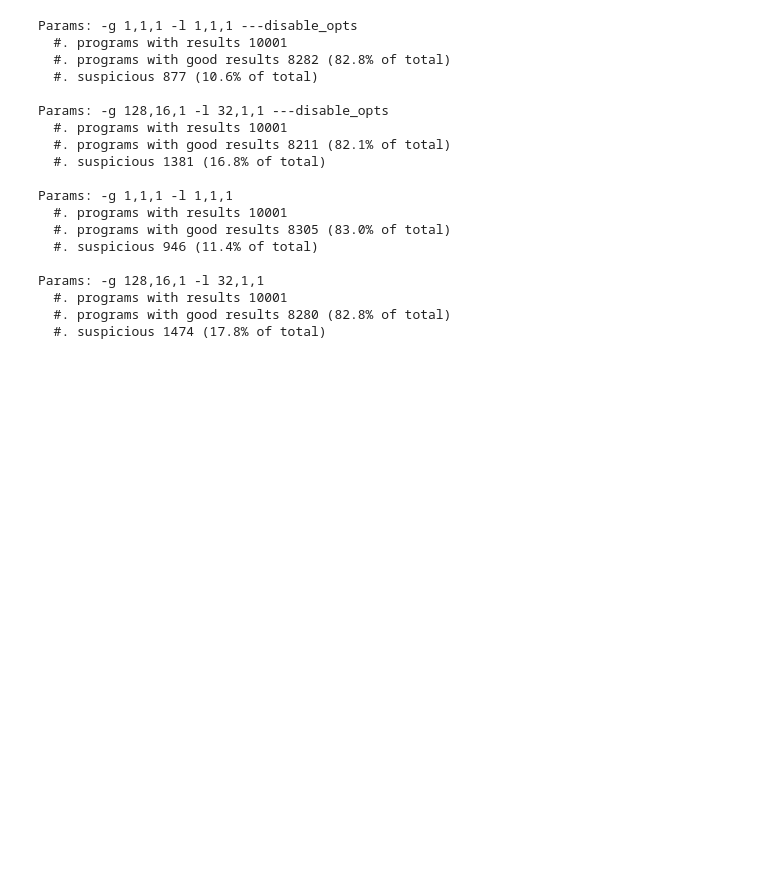
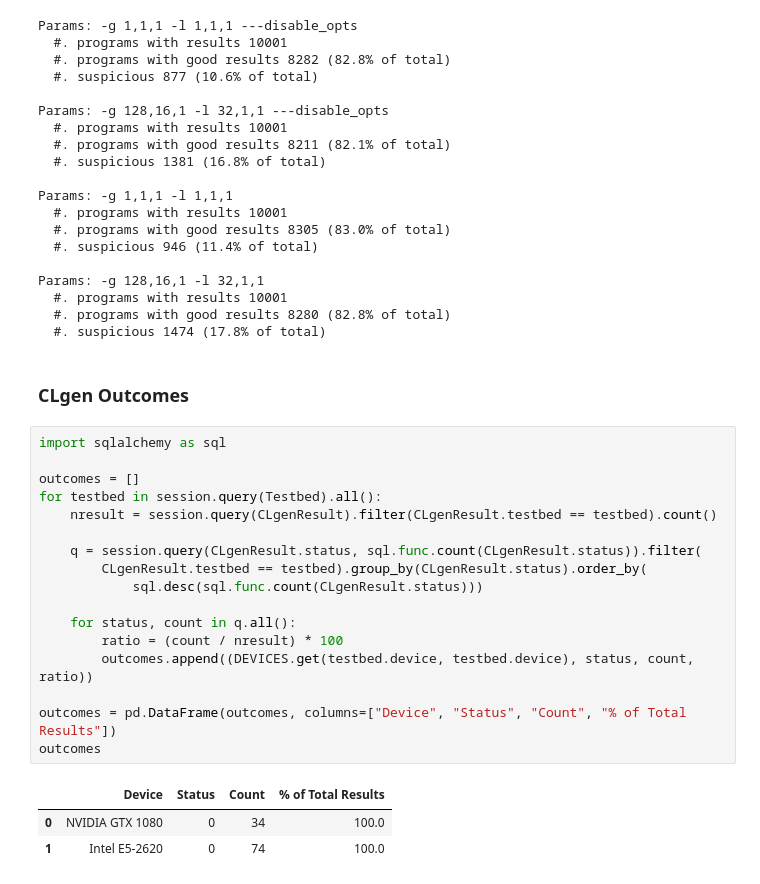
Before and after one commit to ChrisCummins/phd, a Jupyter notebook: difftest/Difftest Results.ipynb, the cells around one changed output. Saved outputs shown, nothing was run; the diff lists cells and outputs as text; blank space fills up the shorter version.

```diff
--- a/difftest/Difftest Results.ipynb
+++ b/difftest/Difftest Results.ipynb
@@ -245,3 +245,26 @@ Params: -g 128,16,1 -l 32,1,1
   #. programs with results 10001
   #. programs with good results 8280 (82.8% of total)
   #. suspicious 1474 (17.8% of total)
+# %% [markdown]
+### CLgen Outcomes
+# %%
+import sqlalchemy as sql
+
+outcomes = []
+for testbed in session.query(Testbed).all():
+    nresult = session.query(CLgenResult).filter(CLgenResult.testbed == testbed).count()
+
+    q = session.query(CLgenResult.status, sql.func.count(CLgenResult.status)).filter(
+        CLgenResult.testbed == testbed).group_by(CLgenResult.status).order_by(
+            sql.desc(sql.func.count(CLgenResult.status)))
+
+    for status, count in q.all():
+        ratio = (count / nresult) * 100
+        outcomes.append((DEVICES.get(testbed.device, testbed.device), status, count, ratio))
+
+outcomes = pd.DataFrame(outcomes, columns=["Device", "Status", "Count", "% of Total Results"])
+outcomes
+# %% [output]
+|  | Device | Status | Count | % of Total Results |
+| 0 | NVIDIA GTX 1080 | 0 | 34 | 100.0 |
+| 1 | Intel E5-2620 | 0 | 74 | 100.0 |
```
Also changed, not shown: parts of 4 cells of this notebook.
